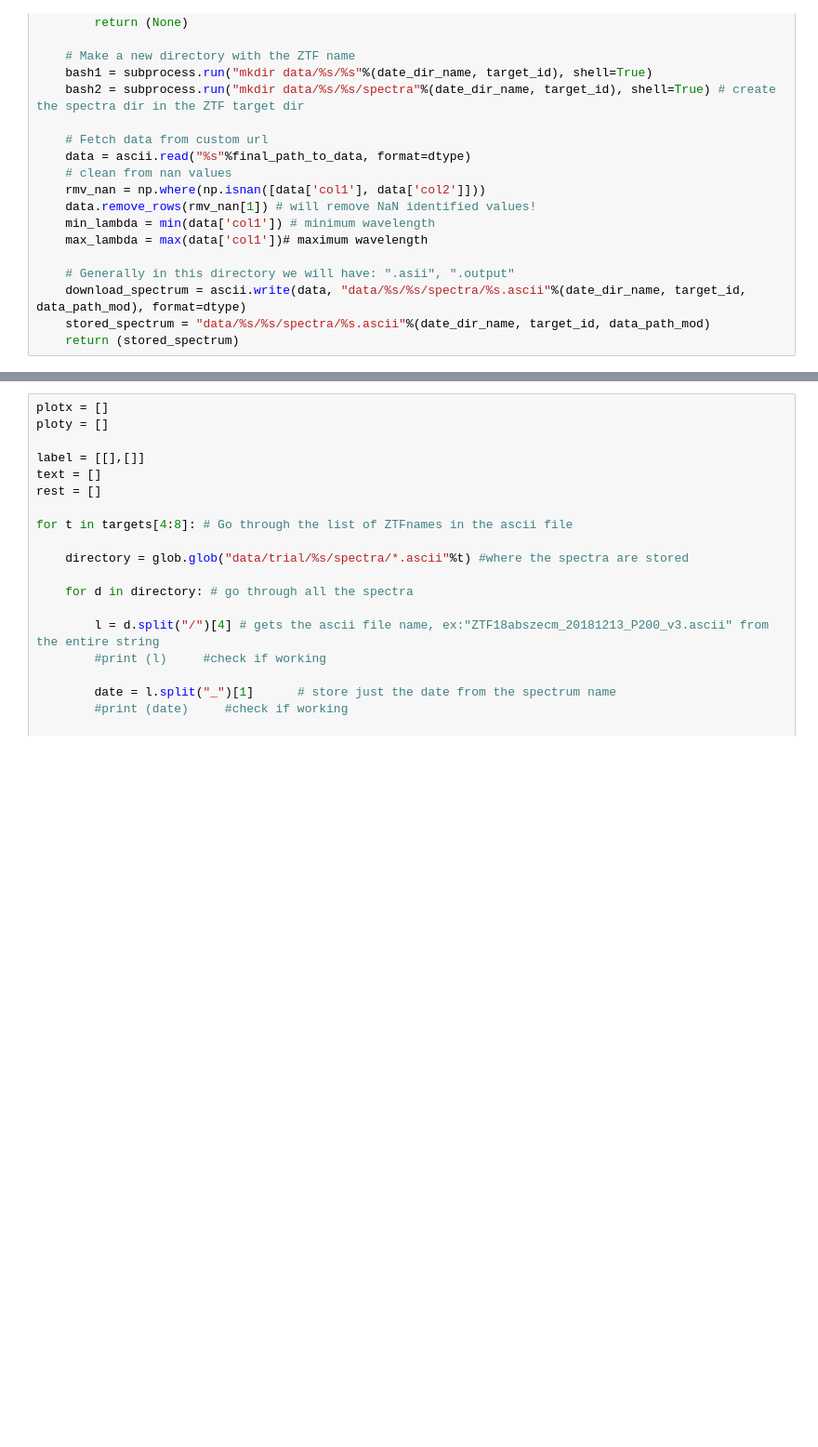
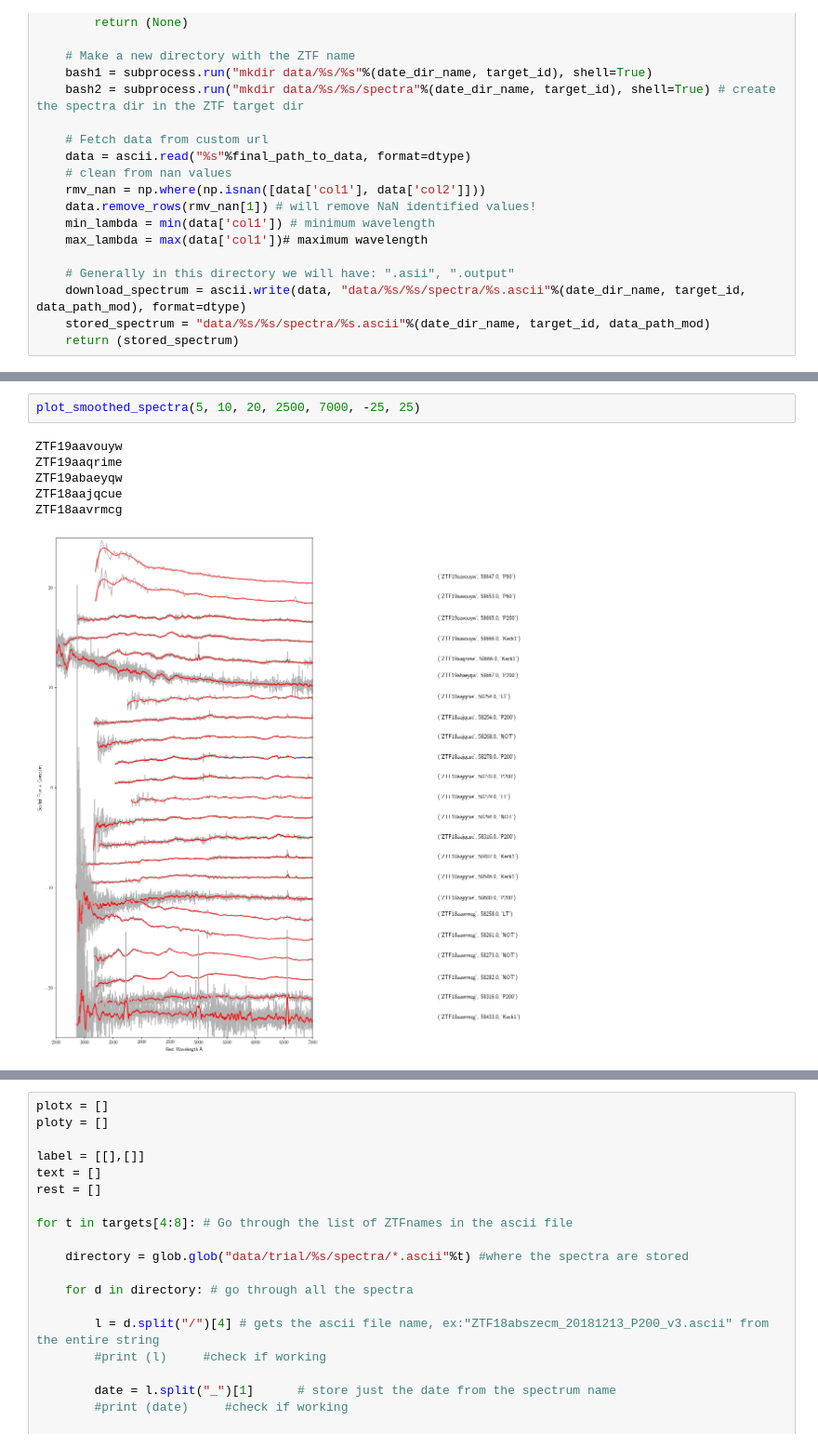
Before and after one commit to Aishwarya113/Superluminous, a Jupyter notebook: download_spectra.ipynb, the cells around one changed output, grey strips where cells are left out. Shown at 93% size. Saved outputs shown, nothing was run; the diff lists cells and outputs as text; blank space fills up the shorter version.

```diff
--- a/download_spectra.ipynb
+++ b/download_spectra.ipynb
@@ -278,0 +408,9 @@ plt.show()
+# %%
+plot_smoothed_spectra(5, 10, 20, 2500, 7000, -25, 25)
+# %% [output]
+ZTF19aavouyw
+ZTF19aaqrime
+ZTF19abaeyqw
+ZTF18aajqcue
+ZTF18aavrmcg
+[figure, added]
```
Also changed, not shown: parts of 11 cells of this notebook.
